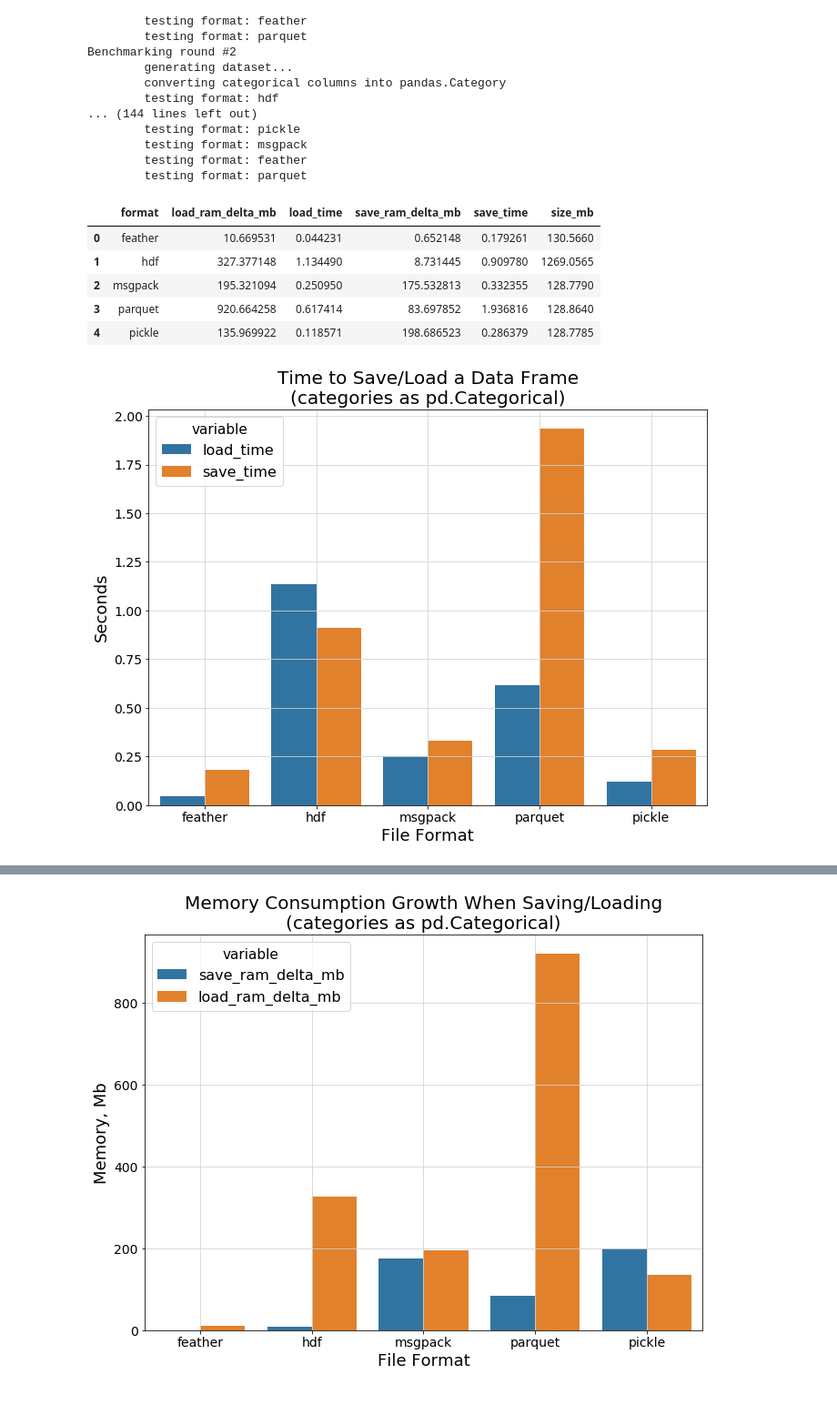
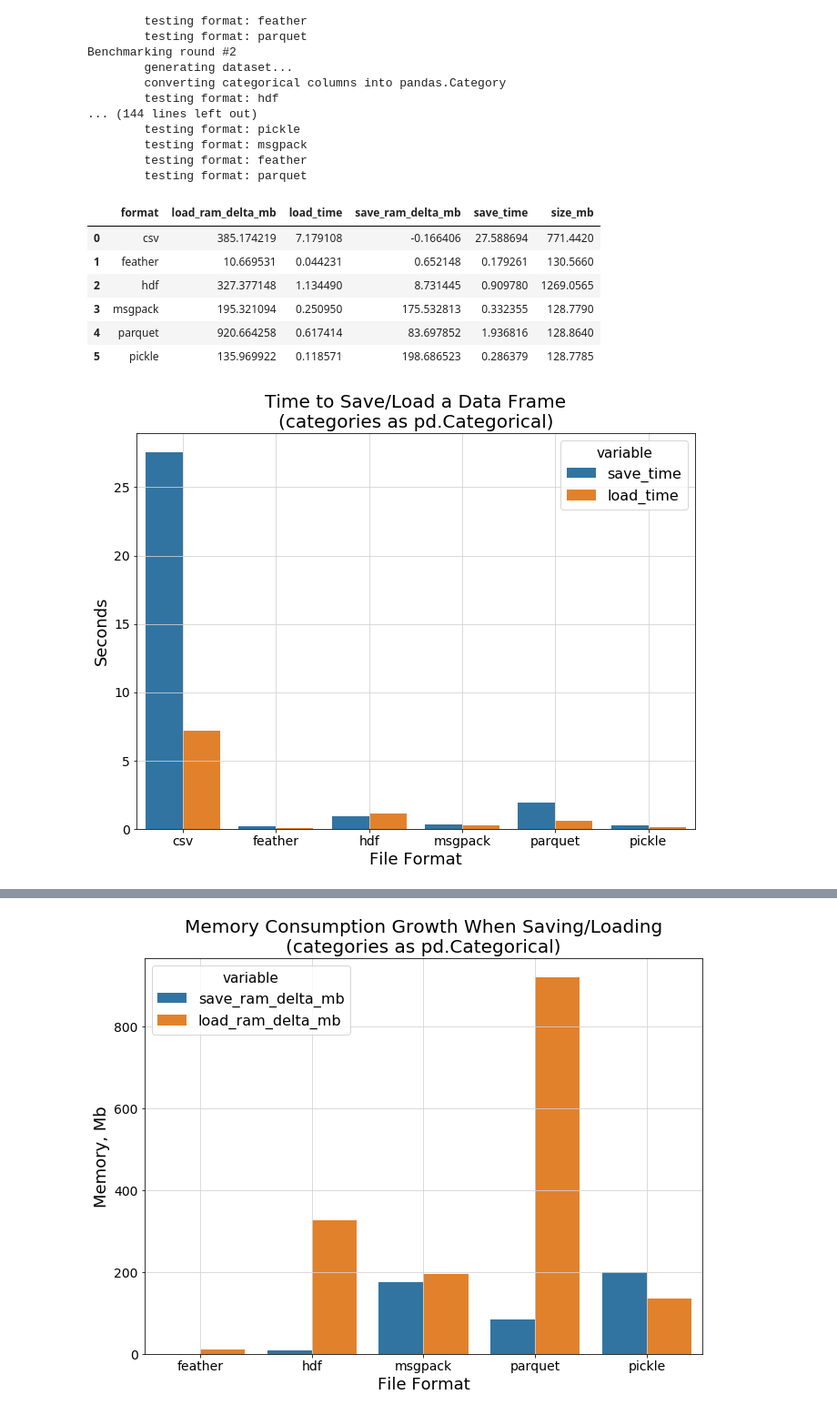
Before and after one commit to devforfu/pandas-formats-benchmark, a Jupyter notebook: benchmark.ipynb, the cells around one changed output, grey strips where cells are left out. Shown at 91% size. Drawn from its saved outputs; the diff is of its cells as text; code cells hidden in the pictures.

```diff
--- a/benchmark.ipynb
+++ b/benchmark.ipynb
@@ -160,0 +161,2 @@ csv_resultssults.to_feather('baseline.feather')
+# %%
+baseline = feather.read_dataframe('baseline.feather')
@@ -254,22 +267,25 @@ Benchmarking round #2
 results.to_feather('one_million_cats_category.feather')
 # %%
 results  = feather.read_dataframe('one_million_cats_category.feather')
+# %%
+results = pd.concat([baseline, results], axis=0)
 # %%
 avg = results.groupby('format').mean().reset_index().drop(columns=['run_no'])
 avg
 # %% [output]
 |  | format | load_ram_delta_mb | load_time | save_ram_delta_mb | save_time | size_mb |
-| 0 | feather | 10.669531 | 0.044231 | 0.652148 | 0.179261 | 130.5660 |
-| 1 | hdf | 327.377148 | 1.134490 | 8.731445 | 0.909780 | 1269.0565 |
-| 2 | msgpack | 195.321094 | 0.250950 | 175.532813 | 0.332355 | 128.7790 |
-| 3 | parquet | 920.664258 | 0.617414 | 83.697852 | 1.936816 | 128.8640 |
-| 4 | pickle | 135.969922 | 0.118571 | 198.686523 | 0.286379 | 128.7785 |
+| 0 | csv | 385.174219 | 7.179108 | -0.166406 | 27.588694 | 771.4420 |
+| 1 | feather | 10.669531 | 0.044231 | 0.652148 | 0.179261 | 130.5660 |
+| 2 | hdf | 327.377148 | 1.134490 | 8.731445 | 0.909780 | 1269.0565 |
+| 3 | msgpack | 195.321094 | 0.250950 | 175.532813 | 0.332355 | 128.7790 |
+| 4 | parquet | 920.664258 | 0.617414 | 83.697852 | 1.936816 | 128.8640 |
+| 5 | pickle | 135.969922 | 0.118571 | 198.686523 | 0.286379 | 128.7785 |
 # %%
-io_speed = avg[['format', 'load_time', 'save_time']].melt(id_vars='format')
+io_speed = avg[['format', 'save_time', 'load_time']].melt(id_vars='format')
 ax = sns.barplot(x='format', y='value', hue='variable', data=io_speed)
 _ = ax.set_xlabel('File Format')
 _ = ax.set_ylabel('Seconds')
 _ = ax.set_title('Time to Save/Load a Data Frame\n(categories as pd.Categorical)')
 ax.grid(True)
 # %% [output]
-[figure, old version]
+[figure, new version]
```
Also changed, not shown: parts of 11 cells of this notebook.
